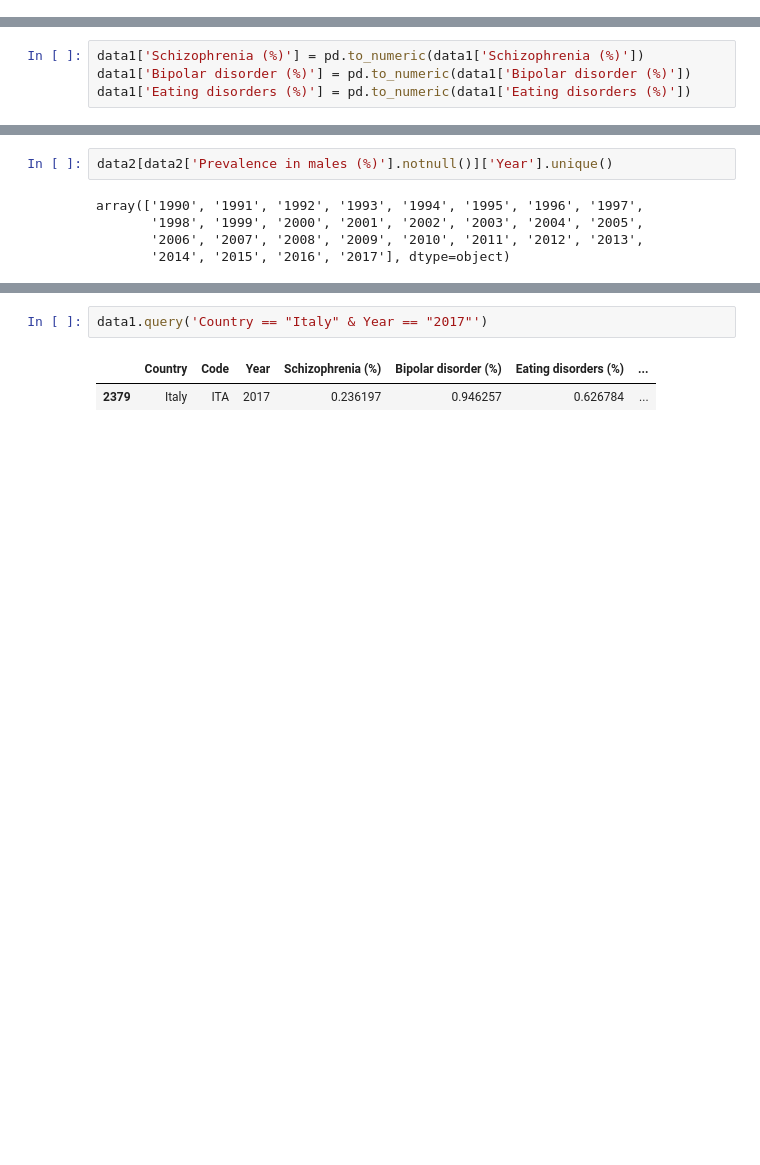
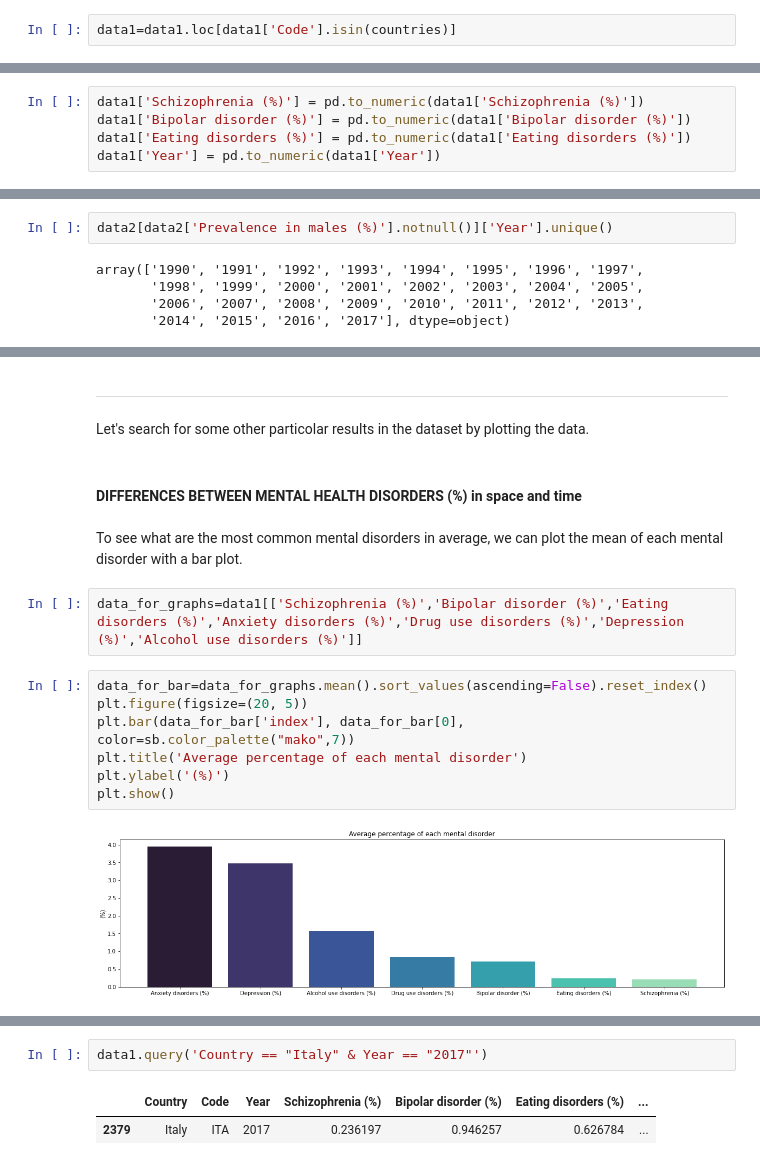
Before and after one commit to elisademuri/Project-Programming-and-Databases, a Jupyter notebook: Script esame.ipynb, the cells around one changed output, grey strips where cells are left out. Saved outputs shown, nothing was run; the diff lists cells and outputs as text; blank space fills up the shorter version.

Commit message:
Add files via upload
Plotting

```diff
--- a/Script esame.ipynb
+++ b/Script esame.ipynb
@@ -361,0 +470,2 @@ We can transform data object in float.
+# %%
+data1=data1.loc[data1['Code'].isin(countries)]
@@ -363,6 +496,7 @@ We can transform data object in float.
 data1['Schizophrenia (%)'] = pd.to_numeric(data1['Schizophrenia (%)'])
 data1['Bipolar disorder (%)'] = pd.to_numeric(data1['Bipolar disorder (%)'])
 data1['Eating disorders (%)'] = pd.to_numeric(data1['Eating disorders (%)'])
+data1['Year'] = pd.to_numeric(data1['Year'])
 # %% [output]
 A value is trying to be set on a copy of a slice from a DataFrame.
 Try using .loc[row_indexer,col_indexer] = value instead
@@ -1029,0 +1008,19 @@ sb.heatmap(data1.corr(), annot=True)
+# %% [markdown]
+****
+# %% [markdown]
+Let's search for some other particolar results in the dataset by plotting the data.
+# %% [markdown]
+#### DIFFERENCES BETWEEN MENTAL HEALTH DISORDERS (%) in space and time
+# %% [markdown]
+To see what are the most common mental disorders in average, we can plot the mean of each mental disorder with a bar plot.
+# %%
+data_for_graphs=data1[['Schizophrenia (%)','Bipolar disorder (%)','Eating disorders (%)','Anxiety disorders (%)','Drug use disorders (%)','Depression (%)','Alcohol use disorders (%)']]
+# %%
+data_for_bar=data_for_graphs.mean().sort_values(ascending=False).reset_index()
+plt.figure(figsize=(20, 5))
+plt.bar(data_for_bar['index'], data_for_bar[0], color=sb.color_palette("mako",7))
+plt.title('Average percentage of each mental disorder')
+plt.ylabel('(%)')
+plt.show()
+# %% [output]
+[figure, added]
```
Also changed, not shown: parts of 226 cells of this notebook.
